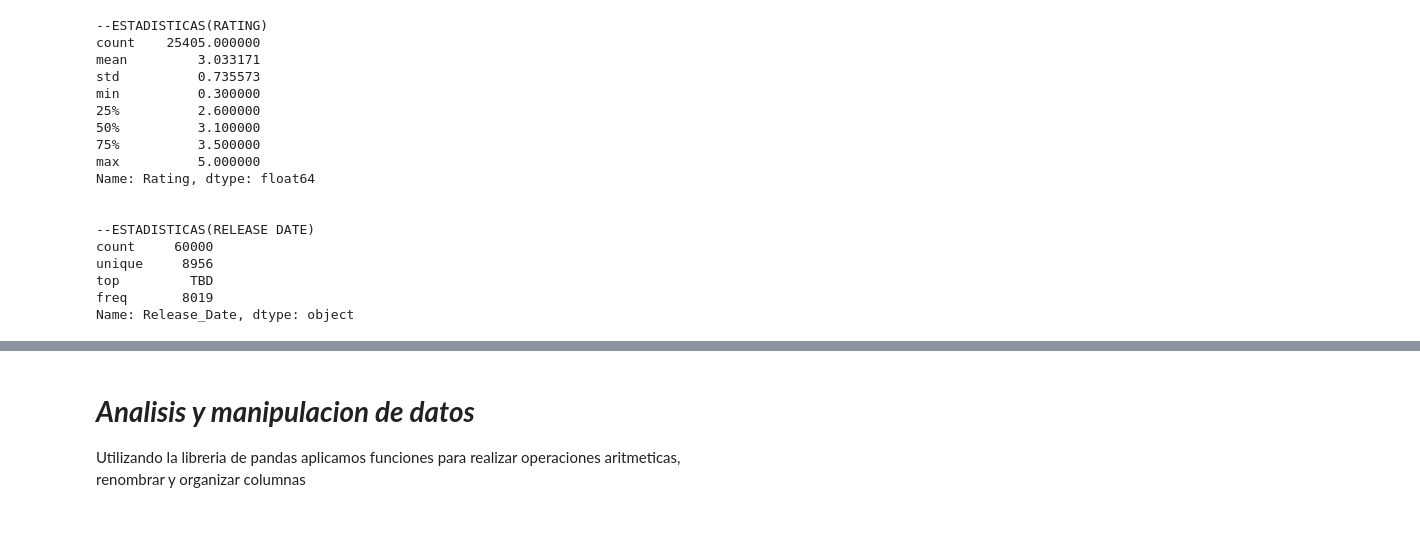
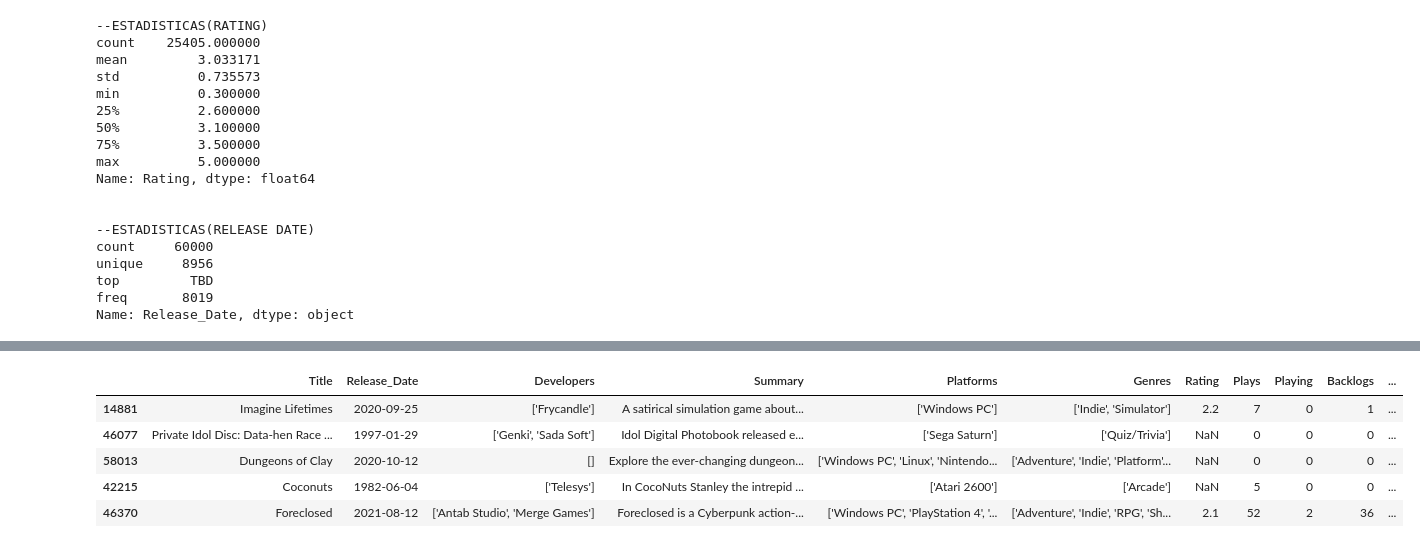
Before and after one commit to Spring-anne/Proyecto-Tecnolochicas-Python, a Jupyter notebook: ProyectoFinal.ipynb, the cells around one changed output, grey strips where cells are left out. Cells and saved outputs as stored; diff of their text form; code cells hidden in the pictures.

```diff
--- a/ProyectoFinal.ipynb
+++ b/ProyectoFinal.ipynb
@@ -178,3 +230,9 @@ df_limpio.head(4)
-# %% [markdown]
-# ***Analisis y manipulacion de datos***
-Utilizando la libreria de pandas aplicamos funciones para realizar operaciones aritmeticas, renombrar y organizar columnas
+# %%
+df_limpio.sample(5)
+# %% [output]
+|  | Title | Release_Date | Developers | Summary | Platforms | Genres | Rating | Plays | Playing | Backlogs | ... |
+| 14881 | Imagine Lifetimes | 2020-09-25 | ['Frycandle'] | A satirical simulation game about... | ['Windows PC'] | ['Indie', 'Simulator'] | 2.2 | 7 | 0 | 1 | ... |
+| 46077 | Private Idol Disc: Data-hen Race ... | 1997-01-29 | ['Genki', 'Sada Soft'] | Idol Digital Photobook released e... | ['Sega Saturn'] | ['Quiz/Trivia'] | NaN | 0 | 0 | 0 | ... |
+| 58013 | Dungeons of Clay | 2020-10-12 | [] | Explore the ever-changing dungeon... | ['Windows PC', 'Linux', 'Nintendo... | ['Adventure', 'Indie', 'Platform'... | NaN | 0 | 0 | 0 | ... |
+| 42215 | Coconuts | 1982-06-04 | ['Telesys'] | In CocoNuts Stanley the intrepid ... | ['Atari 2600'] | ['Arcade'] | NaN | 5 | 0 | 0 | ... |
+| 46370 | Foreclosed | 2021-08-12 | ['Antab Studio', 'Merge Games'] | Foreclosed is a Cyberpunk action-... | ['Windows PC', 'PlayStation 4', '... | ['Adventure', 'Indie', 'RPG', 'Sh... | 2.1 | 52 | 2 | 36 | ... |
```
Also changed, not shown: parts of 20 cells of this notebook.
